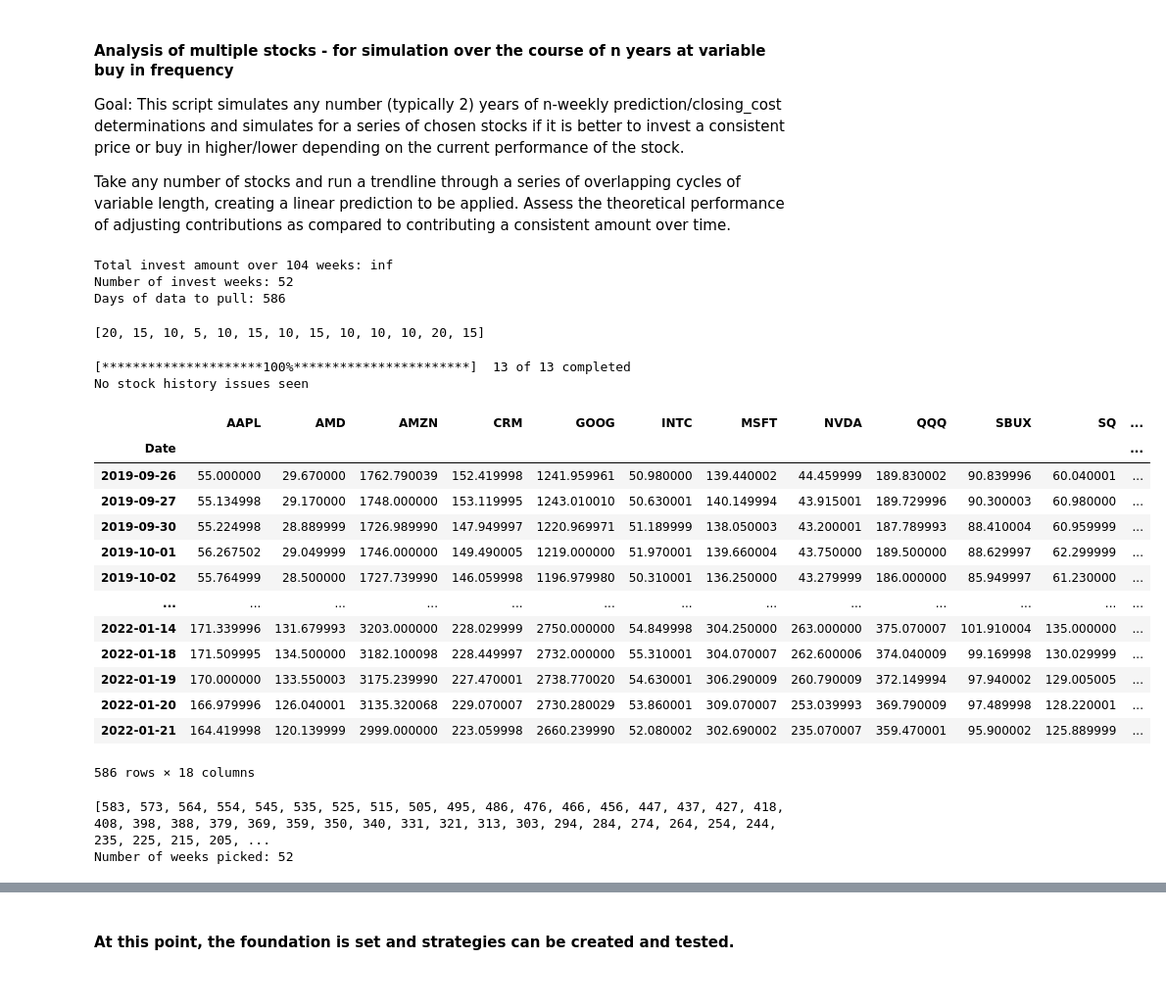
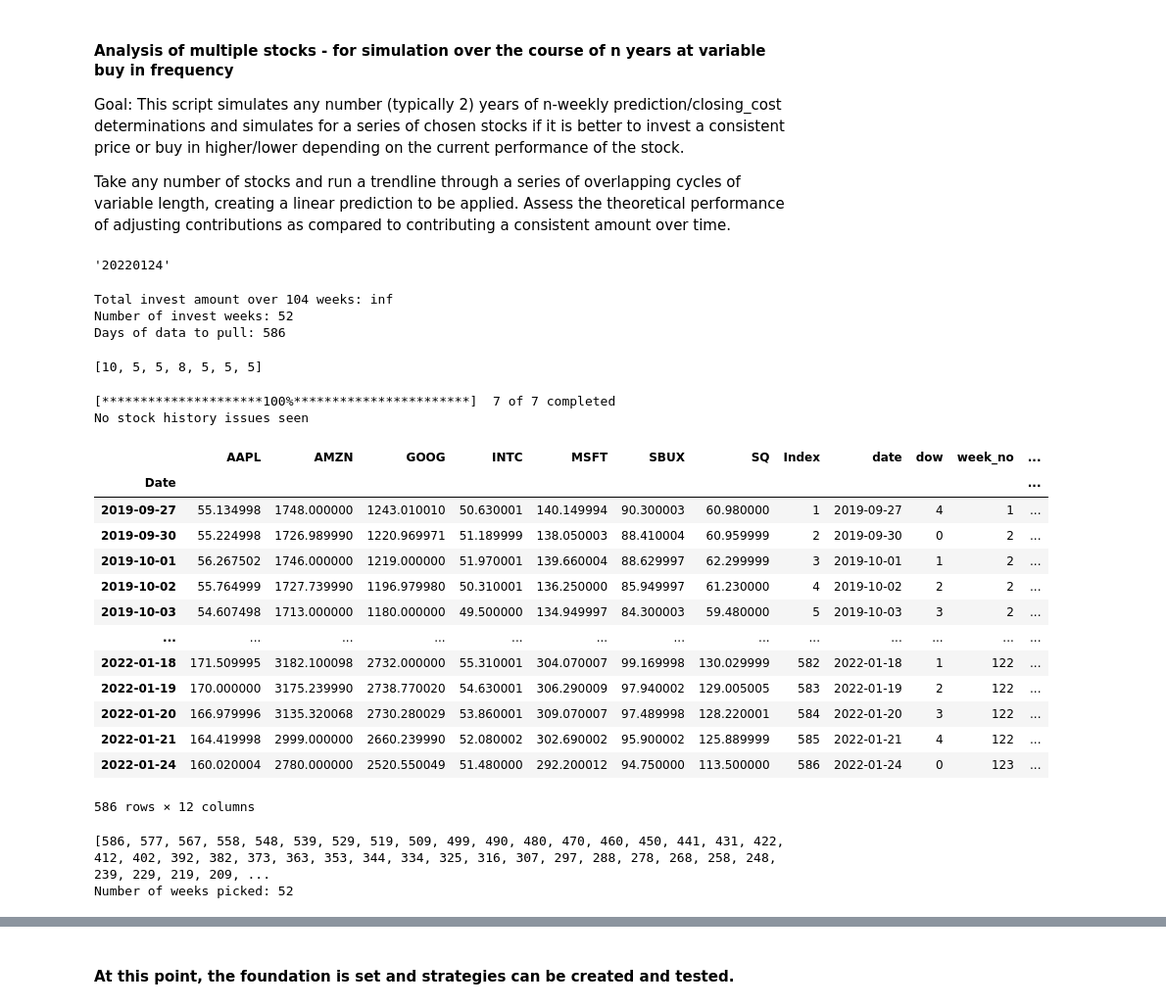
Before and after one commit to applewjr/Stock_Projects, a Jupyter notebook: revisions5_opt5.ipynb, the cells around one changed output, grey strips where cells are left out. Shown: that part at 98% size. Saved outputs shown, nothing was run; the diff lists cells and outputs as text; code cells hidden in the pictures.

```diff
--- a/revisions5_opt5.ipynb
+++ b/revisions5_opt5.ipynb
@@ -10,10 +10,16 @@ import pandas as pd
 import matplotlib.pyplot as plt
 import numpy as np
 import datetime
+from datetime import date
 import math
 from sys import exit
 
 import statsmodels.api as sm
 from statsmodels.regression.rolling import RollingOLS
+
+ymd = str(date.today().year) + str(date.today().month).zfill(2) + str(date.today().day).zfill(2)
+ymd
+# %% [output]
+'20220124'
 # %%
 ### doing
@@ -79,11 +87,13 @@ from statsmodels.regression.rolling import RollingOLS
 # %%
 ##### User choices go here #####
 
+
 # choose stocks of interest
 # stocks chosen must all have data for full range of dates
-stock_list = ['AAPL', 'AMD', 'AMZN', 'CRM', 'GOOG', 'INTC', 'MSFT', 'NVDA', 'QQQ', 'SBUX', 'SQ', 'TSLA', 'TSM'] # core list
-# stock_list = ['AAPL', 'AMZN', 'GOOG', 'INTC', 'MSFT', 'SBUX', 'SQ'] # flight 1
+# stock_list = ['AAPL', 'AMD', 'AMZN', 'CRM', 'GOOG', 'INTC', 'MSFT', 'NVDA', 'QQQ', 'SBUX', 'SQ', 'TSLA', 'TSM'] # core list
+stock_list = ['AAPL', 'AMZN', 'GOOG', 'INTC', 'MSFT', 'SBUX', 'SQ'] # flight 1
 # stock_list = ['AMD', 'CRM', 'NVDA', 'QQQ', 'TSLA', 'TSM'] # flight 2
+
 # stock_list = ['^GSPC'] # AKA S&P 500
 # stock_list = ['VFIAX', 'VTIAX', 'VTSAX']
 # stock_list = ['BTC-USD']
@@ -91,14 +101,18 @@ stock_list = ['AAPL', 'AMD', 'AMZN', 'CRM', 'GOOG', 'INTC', 'MSFT', 'NVDA', 'QQQ
 # stock_list = ['TDOC', 'PINS'] # for net loss test runs
 # stock_list = ['OSBC', 'MZZ', 'AEPPL', 'LDOS', 'AXU', 'ACM', 'MIND', 'PESI', 'JBT', 'FMN', ] # randomly pulled stocks
 
+
 # choose how much to contribute each weekly period
 # may choose a single value for all stocks or a set of tailored values per stock
-contrib_amt = [20, 15, 10, 5, 10, 15, 10, 15, 10, 10, 10, 20, 15] # for core list
-# contrib_amt = [20, 10, 10, 15, 10, 10, 10] # flight 1
-# # contrib_amt = [15, 5, 15, 10, 20, 15] # flight 2
+# contrib_amt = [10, 8, 5, 3, 5, 8, 5, 8, 5, 5, 5, 10, 8] # for core list
+contrib_amt = [10, 5, 5, 8, 5, 5, 5] # flight 1
+# contrib_amt = [8, 3, 8, 5, 10, 8] # flight 2
+
+
 # contrib_amt = [10]
 # contrib_amt = [25]
 # contrib_amt = [350, 50, 100] # for 3 index list
+
 
 # weeks to cover (not necessarily the number of weeks where investing occurs)
 # 52 = 1 year, 104 = 2 years, etc
@@ -115,8 +129,11 @@ nth_week = 2
 # remember, a trading week is a bit less than 5 days on average
 roll_days = 65
 
-# opt 5: threshold of consistent buying vs increased buying
+# opt 5 + 6: threshold of consistent buying vs increased buying
 buyvalue = 1.2
+
+# opt 7: threshold of consistent buying vs increased buying
+buyvalue2 = 1
 
 # opt 5: if buyvalue hits, how much to multiply
 # current strategy is (contrib_amt * pred/open2 * multiplier)
@@ -124,8 +141,11 @@ multiplier = 3
 
 # opt 6: if buyvalue hits, how much to multiply
 # current strategy is (contrib_amt * multiplier)
-multiplier2 = 3
+multiplier2 = 4
 
+# opt 7: if buyvalue hits, how much to multiply
+# current strategy is (contrib_amt * pred/open2 * multiplier)
+multiplier3 = 1.5
 
 
 ##### choices on the fence, maybe they should be actively chosen #####
@@ -161,14 +181,14 @@ Days of data to pull: 586
 if len(contrib_amt) == len(stock_list):
     pass
 elif len(contrib_amt) == 1:
-    contrib_amt = [contrib_amt[0] for x in range(len(stock_list))]
+    contrib_amt = [contrib_amt[0] for x in enumerate(stock_list)]
 else:
     print('Incorrect length of contrib_amt. Make it match the length of the stock list or be 1 value')
     exit()
 
 contrib_amt
 # %% [output]
-[20, 15, 10, 5, 10, 15, 10, 15, 10, 10, 10, 20, 15]
+[10, 5, 5, 8, 5, 5, 5]
 # %%
 # Pull the data
 df = yf.download(
@@ -206,48 +226,55 @@ else:
     print('No stock history issues seen')
 
 # in case the first row generates as nulls
 # df = df.dropna() # not sure if necessary anymore
 
 # establishing day of week, week number, trading day (each Monday)
 df['dow'] = df['date'].dt.dayofweek
 week_no_list = []
 trade_day_list = []
 week_no_var = 1
 trade_day_var = 0
 
 for i in range(len(df)):
     if i == 0:
         1
     elif df['dow'].iloc[i] > df['dow'].iloc[i-1]:
         week_no_var
         trade_day_var = 0
     else:
         week_no_var += 1
         trade_day_var = 1
     week_no_list.append(week_no_var)
     trade_day_list.append(trade_day_var)
 
 df['week_no'] = week_no_list
 df['trade_day'] = trade_day_list
 
+# export data at current date/time
+try:
+    ymdt = ymd + '_' + datetime.datetime.now().strftime('%H%M%S')
+    df.to_csv(f'C:/Users/james/OneDrive/Desktop/Projects/Stocks_1/stocks_raw_export_{ymdt}.csv', index = False)
+except:
+    print('Can\'t export data')
+
 df
 # %% [output]
-[*********************100%***********************]  13 of 13 completed
+[*********************100%***********************]  7 of 7 completed
 No stock history issues seen
-|  | AAPL | AMD | AMZN | CRM | GOOG | INTC | MSFT | NVDA | QQQ | SBUX | SQ | ... |
+|  | AAPL | AMZN | GOOG | INTC | MSFT | SBUX | SQ | Index | date | dow | week_no | ... |
 | Date |  |  |  |  |  |  |  |  |  |  |  | ... |
-| 2019-09-26 | 55.000000 | 29.670000 | 1762.790039 | 152.419998 | 1241.959961 | 50.980000 | 139.440002 | 44.459999 | 189.830002 | 90.839996 | 60.040001 | ... |
-| 2019-09-27 | 55.134998 | 29.170000 | 1748.000000 | 153.119995 | 1243.010010 | 50.630001 | 140.149994 | 43.915001 | 189.729996 | 90.300003 | 60.980000 | ... |
-| 2019-09-30 | 55.224998 | 28.889999 | 1726.989990 | 147.949997 | 1220.969971 | 51.189999 | 138.050003 | 43.200001 | 187.789993 | 88.410004 | 60.959999 | ... |
-| 2019-10-01 | 56.267502 | 29.049999 | 1746.000000 | 149.490005 | 1219.000000 | 51.970001 | 139.660004 | 43.750000 | 189.500000 | 88.629997 | 62.299999 | ... |
-| 2019-10-02 | 55.764999 | 28.500000 | 1727.739990 | 146.059998 | 1196.979980 | 50.310001 | 136.250000 | 43.279999 | 186.000000 | 85.949997 | 61.230000 | ... |
+| 2019-09-27 | 55.134998 | 1748.000000 | 1243.010010 | 50.630001 | 140.149994 | 90.300003 | 60.980000 | 1 | 2019-09-27 | 4 | 1 | ... |
+| 2019-09-30 | 55.224998 | 1726.989990 | 1220.969971 | 51.189999 | 138.050003 | 88.410004 | 60.959999 | 2 | 2019-09-30 | 0 | 2 | ... |
+| 2019-10-01 | 56.267502 | 1746.000000 | 1219.000000 | 51.970001 | 139.660004 | 88.629997 | 62.299999 | 3 | 2019-10-01 | 1 | 2 | ... |
+| 2019-10-02 | 55.764999 | 1727.739990 | 1196.979980 | 50.310001 | 136.250000 | 85.949997 | 61.230000 | 4 | 2019-10-02 | 2 | 2 | ... |
+| 2019-10-03 | 54.607498 | 1713.000000 | 1180.000000 | 49.500000 | 134.949997 | 84.300003 | 59.480000 | 5 | 2019-10-03 | 3 | 2 | ... |
 | ... | ... | ... | ... | ... | ... | ... | ... | ... | ... | ... | ... | ... |
-| 2022-01-14 | 171.339996 | 131.679993 | 3203.000000 | 228.029999 | 2750.000000 | 54.849998 | 304.250000 | 263.000000 | 375.070007 | 101.910004 | 135.000000 | ... |
-| 2022-01-18 | 171.509995 | 134.500000 | 3182.100098 | 228.449997 | 2732.000000 | 55.310001 | 304.070007 | 262.600006 | 374.040009 | 99.169998 | 130.029999 | ... |
-| 2022-01-19 | 170.000000 | 133.550003 | 3175.239990 | 227.470001 | 2738.770020 | 54.630001 | 306.290009 | 260.790009 | 372.149994 | 97.940002 | 129.005005 | ... |
-| 2022-01-20 | 166.979996 | 126.040001 | 3135.320068 | 229.070007 | 2730.280029 | 53.860001 | 309.070007 | 253.039993 | 369.790009 | 97.489998 | 128.220001 | ... |
-| 2022-01-21 | 164.419998 | 120.139999 | 2999.000000 | 223.059998 | 2660.239990 | 52.080002 | 302.690002 | 235.070007 | 359.470001 | 95.900002 | 125.889999 | ... |
+| 2022-01-18 | 171.509995 | 3182.100098 | 2732.000000 | 55.310001 | 304.070007 | 99.169998 | 130.029999 | 582 | 2022-01-18 | 1 | 122 | ... |
+| 2022-01-19 | 170.000000 | 3175.239990 | 2738.770020 | 54.630001 | 306.290009 | 97.940002 | 129.005005 | 583 | 2022-01-19 | 2 | 122 | ... |
+| 2022-01-20 | 166.979996 | 3135.320068 | 2730.280029 | 53.860001 | 309.070007 | 97.489998 | 128.220001 | 584 | 2022-01-20 | 3 | 122 | ... |
+| 2022-01-21 | 164.419998 | 2999.000000 | 2660.239990 | 52.080002 | 302.690002 | 95.900002 | 125.889999 | 585 | 2022-01-21 | 4 | 122 | ... |
+| 2022-01-24 | 160.020004 | 2780.000000 | 2520.550049 | 51.480000 | 292.200012 | 94.750000 | 113.500000 | 586 | 2022-01-24 | 0 | 123 | ... |
-586 rows × 18 columns
+586 rows × 12 columns
 # %%
 # make a list of indices that are the Mondays where the trade should take place
 # always starting with the most recent Monday
@@ -266,7 +293,7 @@ nth_wk = df_trade_days[::nth_week]
 print(nth_wk)
 print('Number of weeks picked:',len(nth_wk))
 # %% [output]
-[583, 573, 564, 554, 545, 535, 525, 515, 505, 495, 486, 476, 466, 456, 447, 437, 427, 418, 408, 398, 388, 379, 369, 359, 350, 340, 331, 321, 313, 303, 294, 284, 274, 264, 254, 244, 235, 225, 215, 205, ...
+[586, 577, 567, 558, 548, 539, 529, 519, 509, 499, 490, 480, 470, 460, 450, 441, 431, 422, 412, 402, 392, 382, 373, 363, 353, 344, 334, 325, 316, 307, 297, 288, 278, 268, 258, 248, 239, 229, 219, 209, ...
 Number of weeks picked: 52
 # %%
 # create 1 dataframe per invest week in a dictionary, each the length of the chosen invest period
```
Also changed, not shown: parts of 20 cells of this notebook.
